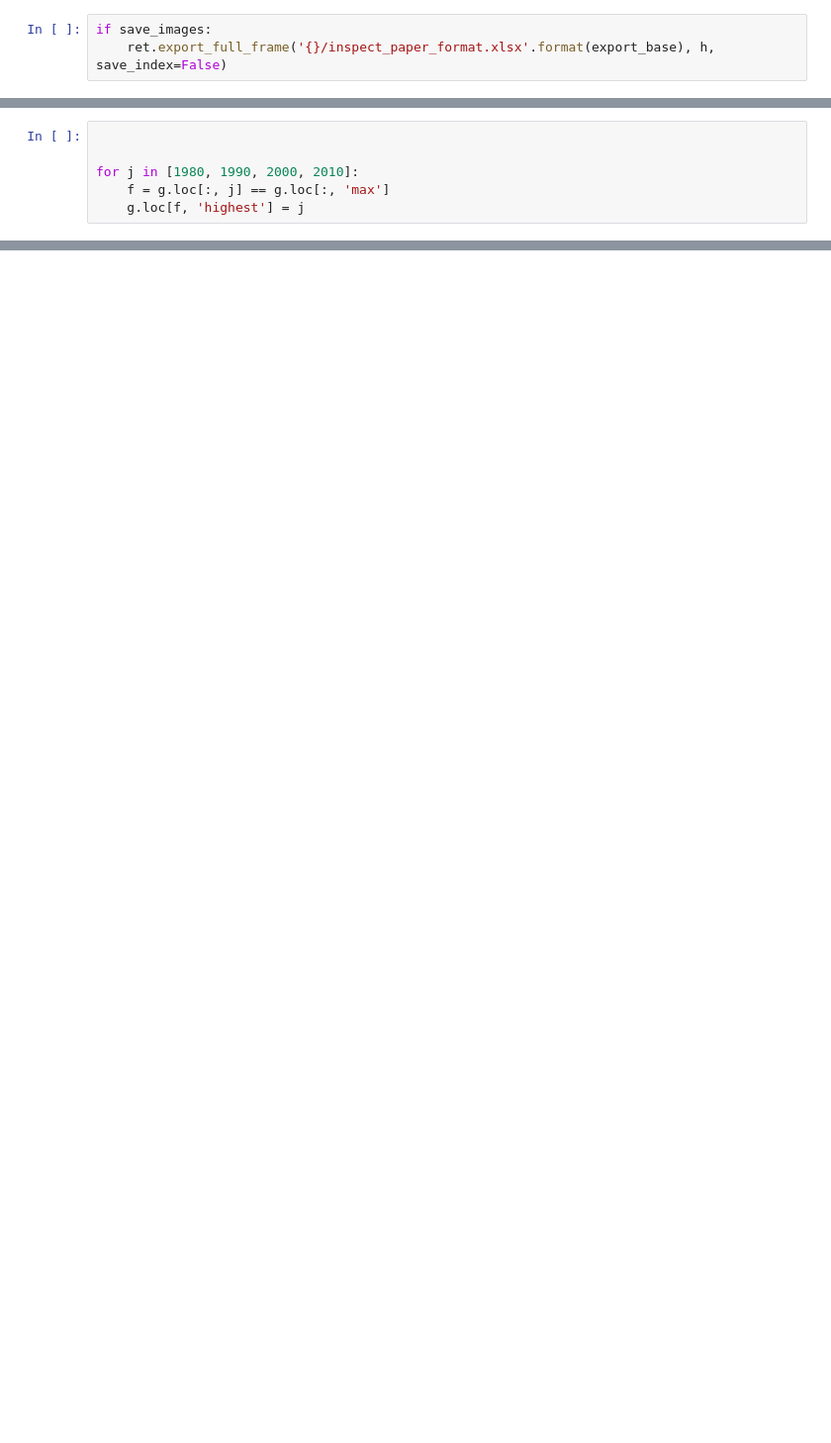
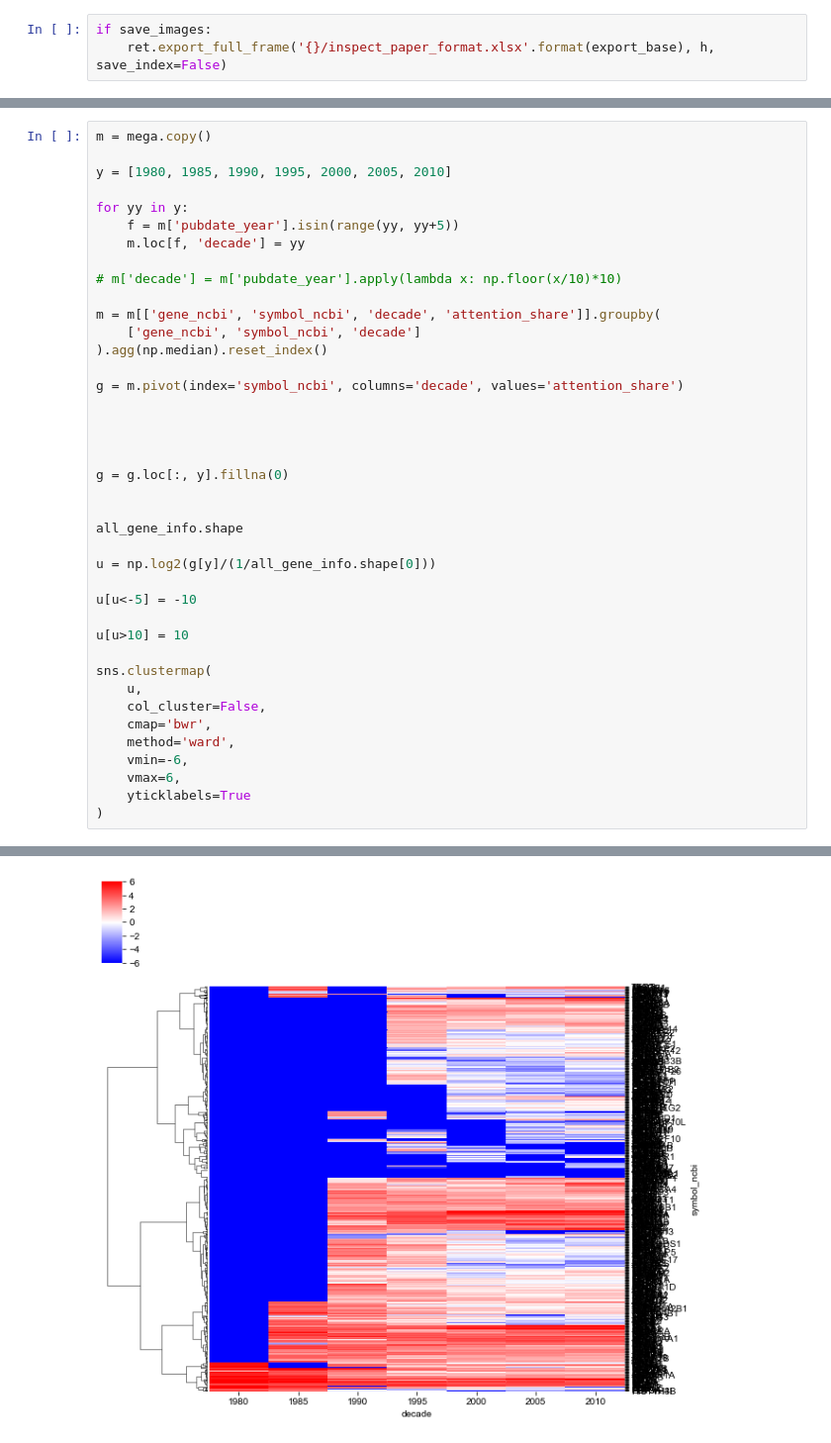
Before and after one commit to tstoeger/minnesota_studies_ratti_stoeger, a Jupyter notebook: 200122_ratti_cancer_genes_decades.ipynb, the cells around one changed output, grey strips where cells are left out. Shown at 99% size. Drawn from its saved outputs; the diff is of its cells as text; blank space fills up the shorter version.

```diff
--- a/200122_ratti_cancer_genes_decades.ipynb
+++ b/200122_ratti_cancer_genes_decades.ipynb
@@ -165,6 +186,0 @@ g.loc[:, 'highest'] = 1980
-# %%
-
-
-for j in [1980, 1990, 2000, 2010]:
-    f = g.loc[:, j] == g.loc[:, 'max']
-    g.loc[f, 'highest'] = j
@@ -177,0 +187,41 @@ sns.boxplot(x='highest', y='before', data=g)
+# %%
+m = mega.copy()
+
+y = [1980, 1985, 1990, 1995, 2000, 2005, 2010]
+
+for yy in y:
+    f = m['pubdate_year'].isin(range(yy, yy+5))
+    m.loc[f, 'decade'] = yy
+
+# m['decade'] = m['pubdate_year'].apply(lambda x: np.floor(x/10)*10)
+
+m = m[['gene_ncbi', 'symbol_ncbi', 'decade', 'attention_share']].groupby(
+    ['gene_ncbi', 'symbol_ncbi', 'decade']
+).agg(np.median).reset_index()
+
+g = m.pivot(index='symbol_ncbi', columns='decade', values='attention_share')
+
+
+
+
+g = g.loc[:, y].fillna(0)
+
+
+all_gene_info.shape
+
+u = np.log2(g[y]/(1/all_gene_info.shape[0]))
+
+u[u<-5] = -10
+
+u[u>10] = 10
+
+sns.clustermap(
+    u,
+    col_cluster=False,
+    cmap='bwr',
+    method='ward',
+    vmin=-6,
+    vmax=6,
+    yticklabels=True
+)
+# %% [output]
@@ -177,0 +229 @@ sns.boxplot(x='highest', y='before', data=g)
+[figure, added]
```
Also changed, not shown: parts of 38 cells of this notebook, 1 other file.
